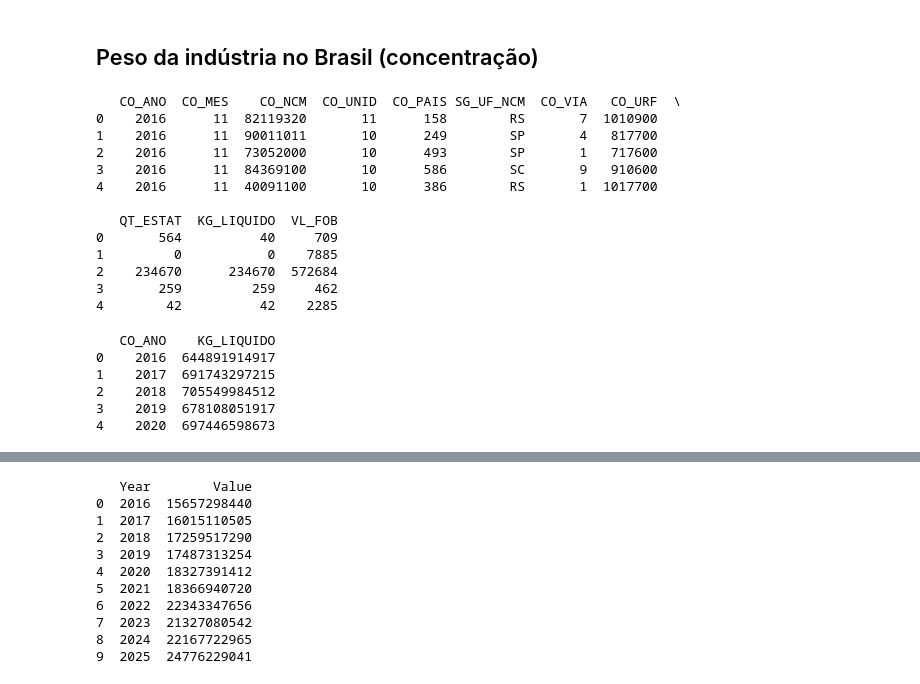
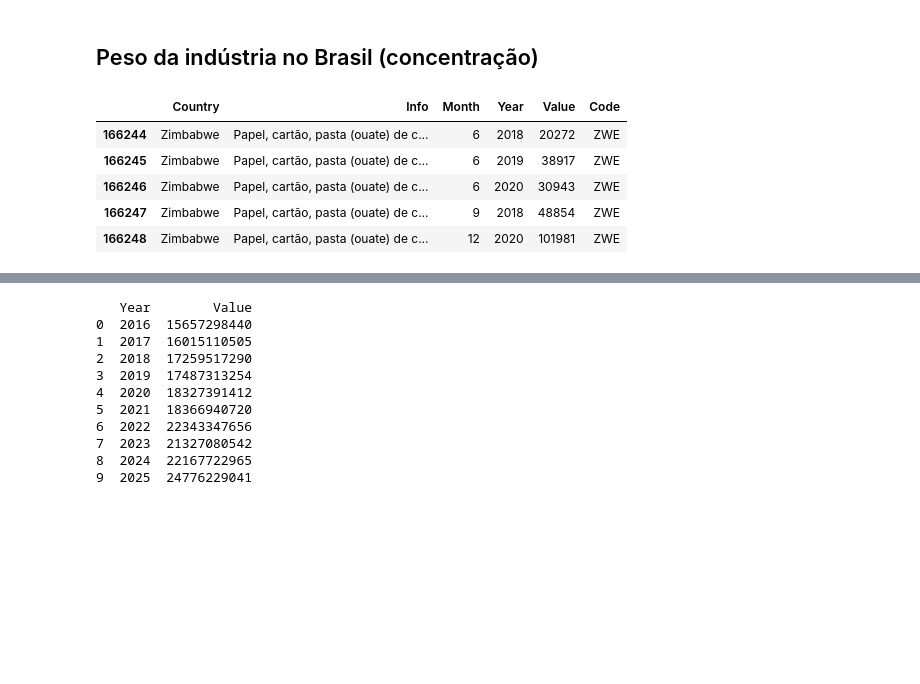
Before and after one commit to rckalil/mapeando-papel, a Jupyter notebook: indicadores.ipynb, the cells around one changed output, grey strips where cells are left out. Saved outputs shown, nothing was run; the diff lists cells and outputs as text; code cells hidden in the pictures; blank space fills up the shorter version.

```diff
--- a/indicadores.ipynb
+++ b/indicadores.ipynb
@@ -464,28 +464,11 @@ plt.show()
 # %% [markdown]
 ## Peso da indústria no Brasil (concentração)
 # %%
-frames = []
-for year in range(2016, 2026):
-    try:
-        df_year = pd.read_csv(f'Dados/EXP_{year}.csv', sep=';')
-        frames.append(df_year)
-    except FileNotFoundError:
-        print(f'File Dados/EXP_{year}.csv not found, skipping.')
-
-exp_total = pd.concat(frames, ignore_index=True) if frames else pd.exp_totalFrame()
-
-print(exp_total.head())
+exp_1.tail()
 # %% [output]
-   CO_ANO  CO_MES    CO_NCM  CO_UNID  CO_PAIS SG_UF_NCM  CO_VIA   CO_URF  \
-0    2016      11  82119320       11      158        RS       7  1010900
-1    2016      11  90011011       10      249        SP       4   817700
-2    2016      11  73052000       10      493        SP       1   717600
-3    2016      11  84369100       10      586        SC       9   910600
-4    2016      11  40091100       10      386        RS       1  1017700
-
-   QT_ESTAT  KG_LIQUIDO  VL_FOB
-0       564          40     709
-1         0           0    7885
-2    234670      234670  572684
-3       259         259     462
-4        42          42    2285
+|  | Country | Info | Month | Year | Value | Code |
+| 166244 | Zimbabwe | Papel, cartão, pasta (ouate) de c... | 6 | 2018 | 20272 | ZWE |
+| 166245 | Zimbabwe | Papel, cartão, pasta (ouate) de c... | 6 | 2019 | 38917 | ZWE |
+| 166246 | Zimbabwe | Papel, cartão, pasta (ouate) de c... | 6 | 2020 | 30943 | ZWE |
+| 166247 | Zimbabwe | Papel, cartão, pasta (ouate) de c... | 9 | 2018 | 48854 | ZWE |
+| 166248 | Zimbabwe | Papel, cartão, pasta (ouate) de c... | 12 | 2020 | 101981 | ZWE |
@@ -496,10 +475 @@ df_exp = exp_total.groupby(['CO_ANO'])['KG_LIQUIDO'].sum().reset_index()
-# %%
-print(df_exp.head())
-# %% [output]
-   CO_ANO    KG_LIQUIDO
-0    2016  644891914917
-1    2017  691743297215
-2    2018  705549984512
-3    2019  678108051917
-4    2020  697446598673
 # %%
```
Also changed, not shown: parts of 4 cells of this notebook.
